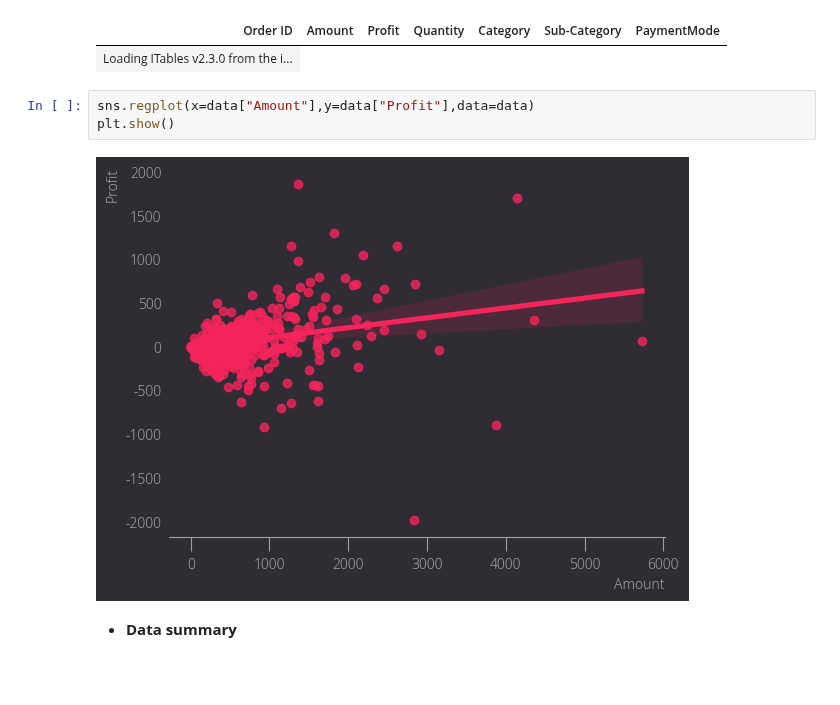
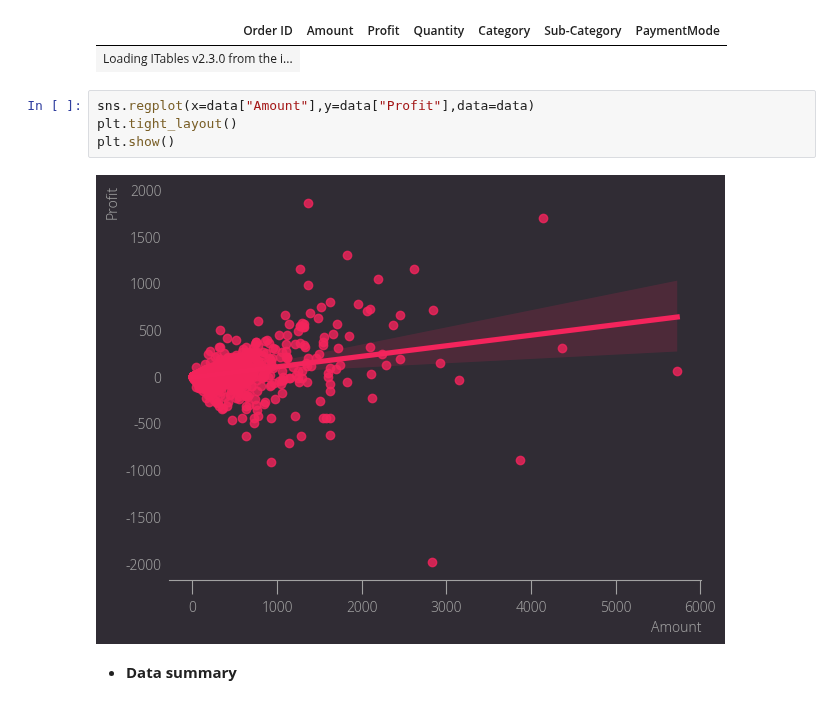
Before and after one commit to TimotheeNkwar/Data-Science-projects, a Jupyter notebook: project 6 Online Sales Data Analysis/Online Sales Data.ipynb, the cells around one changed output. Drawn from its saved outputs; the diff is of its cells as text; blank space fills up the shorter version.

```diff
--- a/project 6 Online Sales Data Analysis/Online Sales Data.ipynb
+++ b/project 6 Online Sales Data Analysis/Online Sales Data.ipynb
@@ -31,9 +31,10 @@ show(data)
 | Loading ITables v2.3.0 from the i... |
 # %%
 sns.regplot(x=data["Amount"],y=data["Profit"],data=data)
+plt.tight_layout()
 plt.show()
 # %% [output]
-[figure, old version]
+[figure, new version]
 # %% [markdown]
 - **Data summary**
 # %%
```
Also changed, not shown: parts of 4 cells of this notebook.
